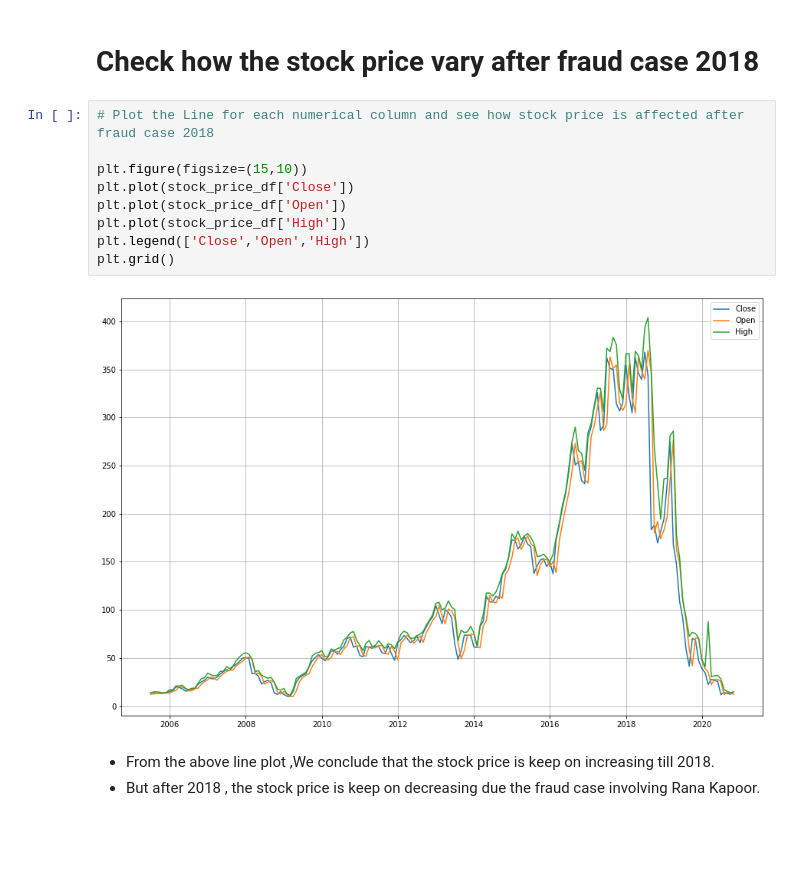
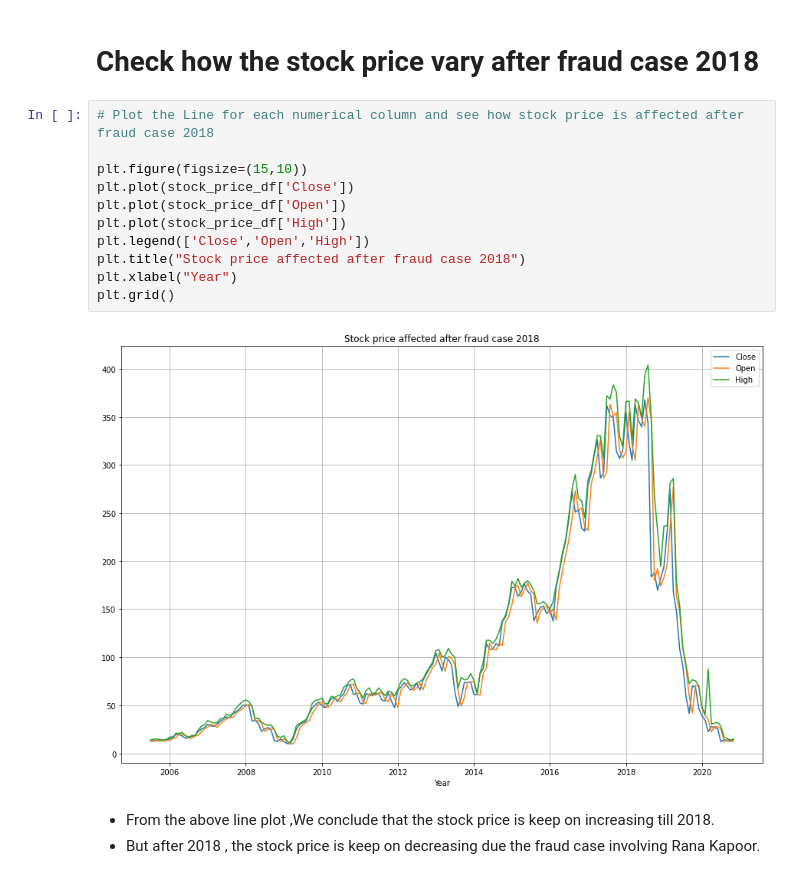
Before and after one commit to meena25091992/Yes_Bank_Stock_Closing_Price_Prediction, a Jupyter notebook: Group_Notebook_Yes_Bank_Stock_Price_Prediction.ipynb, the cells around one changed output. Drawn from its saved outputs; the diff is of its cells as text; blank space fills up the shorter version.

```diff
--- a/Group_Notebook_Yes_Bank_Stock_Price_Prediction.ipynb
+++ b/Group_Notebook_Yes_Bank_Stock_Price_Prediction.ipynb
@@ -359,14 +362,16 @@ plt.show()
 # %%
 # Plot the Line for each numerical column and see how stock price is affected after fraud case 2018
 
 plt.figure(figsize=(15,10))
 plt.plot(stock_price_df['Close'])
 plt.plot(stock_price_df['Open'])
 plt.plot(stock_price_df['High'])
 plt.legend(['Close','Open','High'])
+plt.title("Stock price affected after fraud case 2018")
+plt.xlabel("Year")
 plt.grid()
 # %% [output]
-[figure, old version]
+[figure, new version]
 # %% [markdown]
 * From the above line plot ,We conclude that the stock price is keep on increasing till 2018.
 * But after 2018 , the stock price is keep on decreasing due the fraud case involving Rana Kapoor.
```
Also changed, not shown: parts of 49 cells of this notebook.
